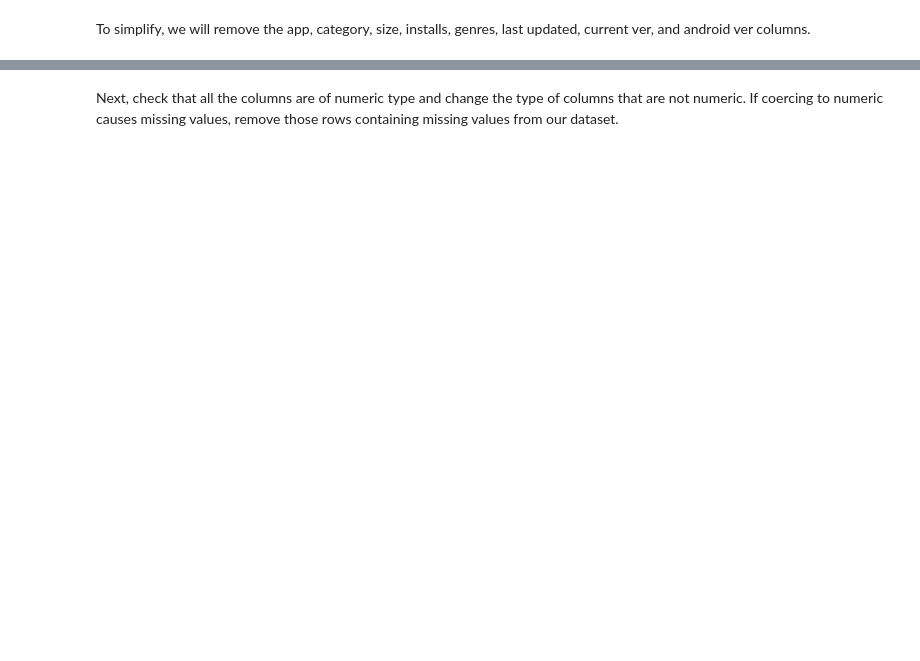
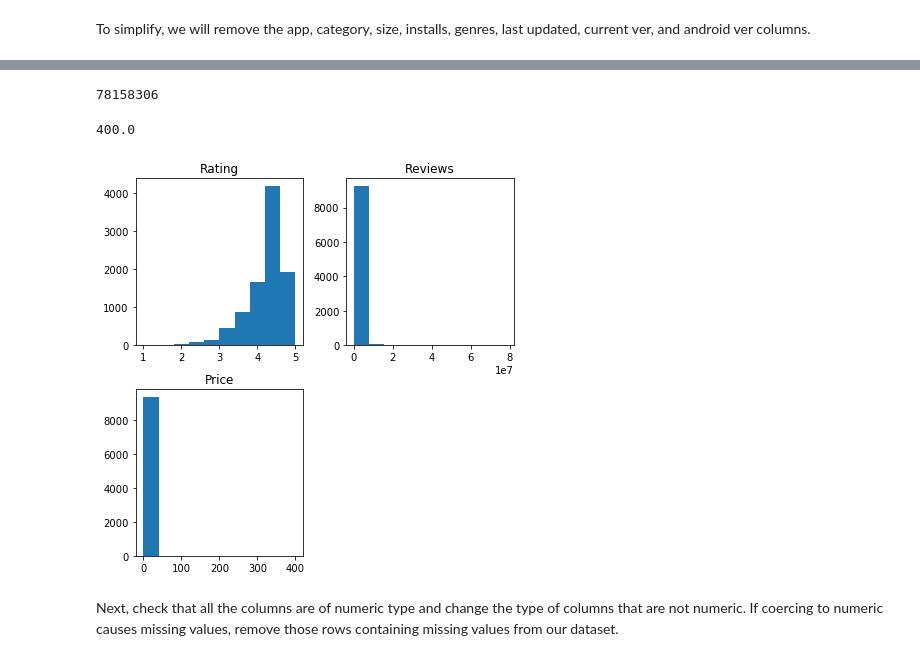
Before and after one commit to thinkful-dsi-cassowary/dsi3_student_pair_work, a Jupyter notebook: Coby/27_01_Day_27_Lecture_1_Assignment.ipynb, the cells around one changed output, grey strips where cells are left out. Drawn from its saved outputs; the diff is of its cells as text; code cells hidden in the pictures; blank space fills up the shorter version.

```diff
--- a/Coby/27_01_Day_27_Lecture_1_Assignment.ipynb
+++ b/Coby/27_01_Day_27_Lecture_1_Assignment.ipynb
@@ -35,0 +89,9 @@ To simplify, we will remove the app, category, size, installs, genres, last upda
+# %%
+# answer below:
+
+reviews.columns
+
+reviews.drop(['App', 'Category', 'Installs', 'Genres', 'Last Updated', 'Current Ver', 'Size', 'Android Ver'], axis=1, inplace=True)
+reviews.drop(missing_index, axis=0, inplace=True)
+
+reviews
@@ -36,3 +112,23 @@ To simplify, we will remove the app, category, size, installs, genres, last upda
+# %%
+drop_index = reviews.loc[reviews['Type']== '0'].index
+
+reviews.drop(drop_index, axis=0, inplace=True)
+# %%
+reviews['Reviews'] = reviews['Reviews'].apply(lambda x: int(x))
+
+reviews.Reviews.max()
+# %% [output]
+78158306
+# %%
+reviews['Price'] = reviews['Price'].apply(lambda x: float(x.replace('$', '')))
+
+print(reviews['Price'].max())
+# %% [output]
+400.0
+# %%
+ds_useful.auto_subplots(reviews)
+# %% [output]
+[figure, added]
 # %% [markdown]
 Next, check that all the columns are of numeric type and change the type of columns that are not numeric. If coercing to numeric causes missing values, remove those rows containing missing values from our dataset.
 # %%
```
Also changed, not shown: parts of 17 cells of this notebook.
